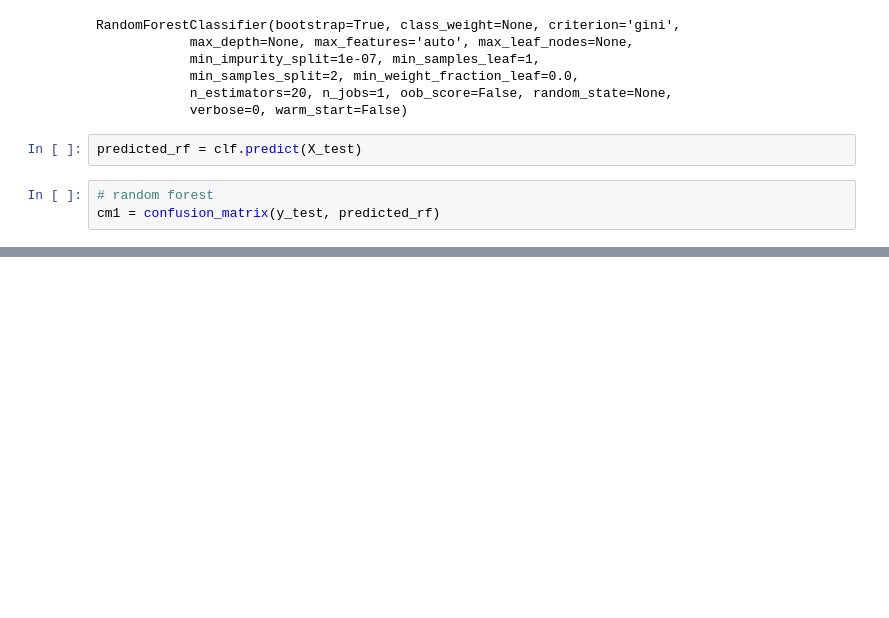
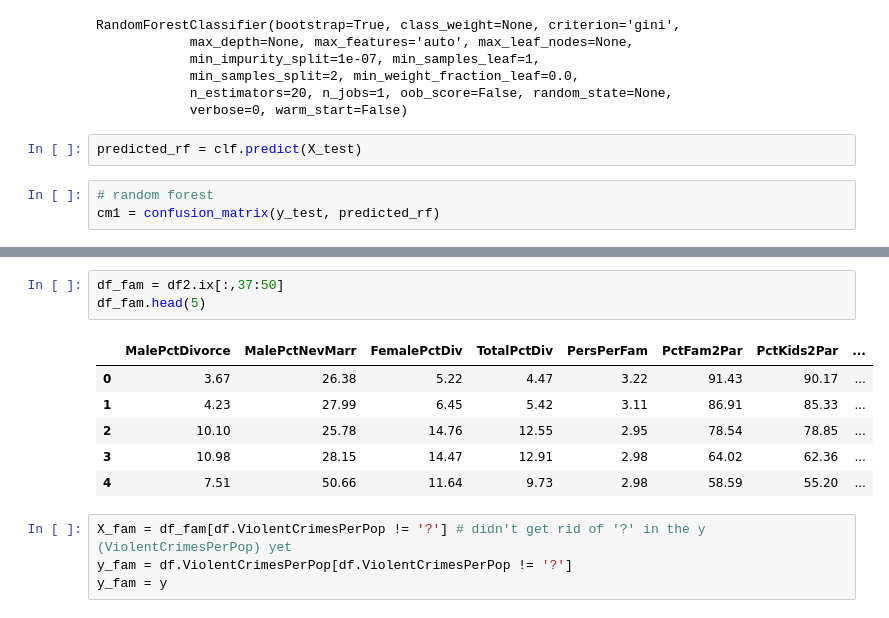
Before and after one commit to tlzhu19/project2, a Jupyter notebook: final_project.ipynb, the cells around one changed output, grey strips where cells are left out. Drawn from its saved outputs; the diff is of its cells as text; blank space fills up the shorter version.

```diff
--- a/final_project.ipynb
+++ b/final_project.ipynb
@@ -481,0 +638,14 @@ statistical_measures(cm2)
+# %%
+df_fam = df2.ix[:,37:50]
+df_fam.head(5)
+# %% [output]
+|  | MalePctDivorce | MalePctNevMarr | FemalePctDiv | TotalPctDiv | PersPerFam | PctFam2Par | PctKids2Par | ... |
+| 0 | 3.67 | 26.38 | 5.22 | 4.47 | 3.22 | 91.43 | 90.17 | ... |
+| 1 | 4.23 | 27.99 | 6.45 | 5.42 | 3.11 | 86.91 | 85.33 | ... |
+| 2 | 10.10 | 25.78 | 14.76 | 12.55 | 2.95 | 78.54 | 78.85 | ... |
+| 3 | 10.98 | 28.15 | 14.47 | 12.91 | 2.98 | 64.02 | 62.36 | ... |
+| 4 | 7.51 | 50.66 | 11.64 | 9.73 | 2.98 | 58.59 | 55.20 | ... |
+# %%
+X_fam = df_fam[df.ViolentCrimesPerPop != '?'] # didn't get rid of '?' in the y (ViolentCrimesPerPop) yet
+y_fam = df.ViolentCrimesPerPop[df.ViolentCrimesPerPop != '?']
+y_fam = y
```
Also changed, not shown: parts of 53 cells of this notebook.
